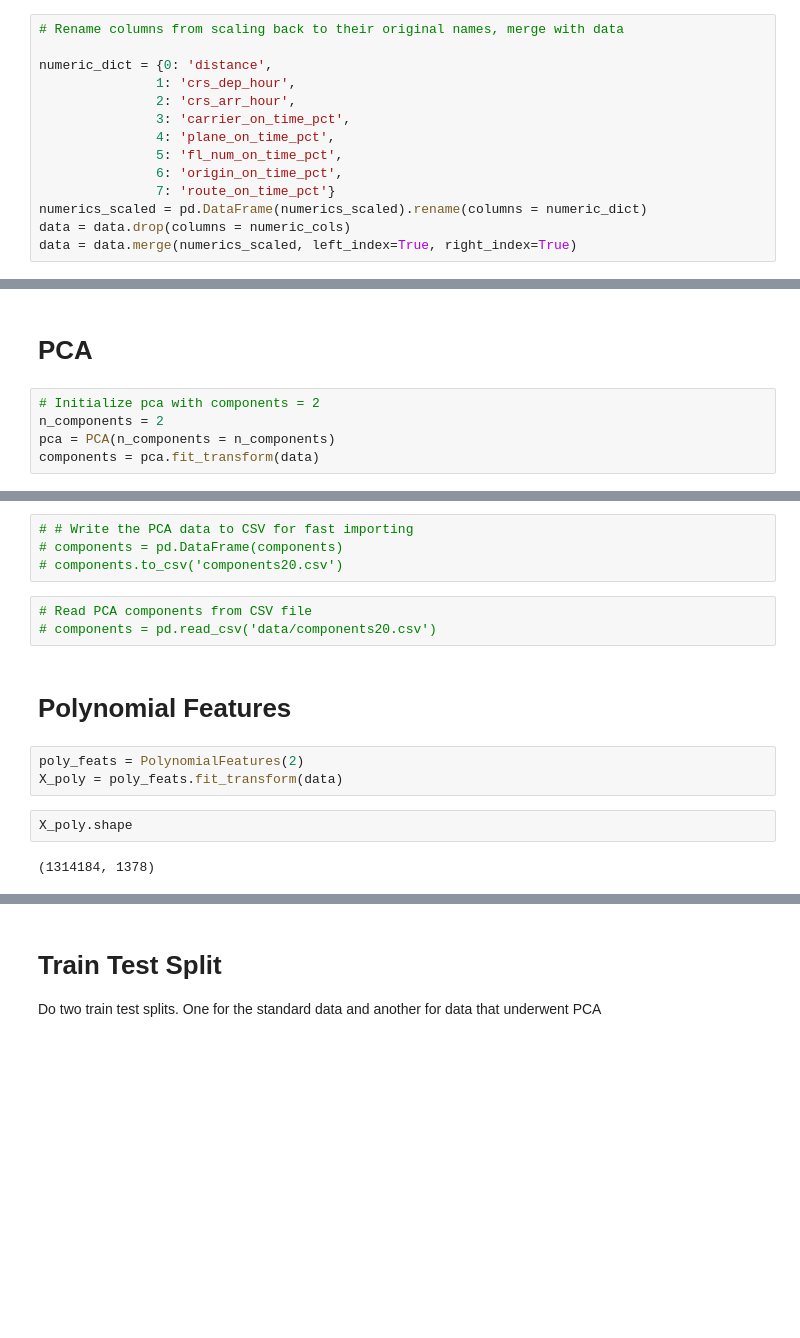
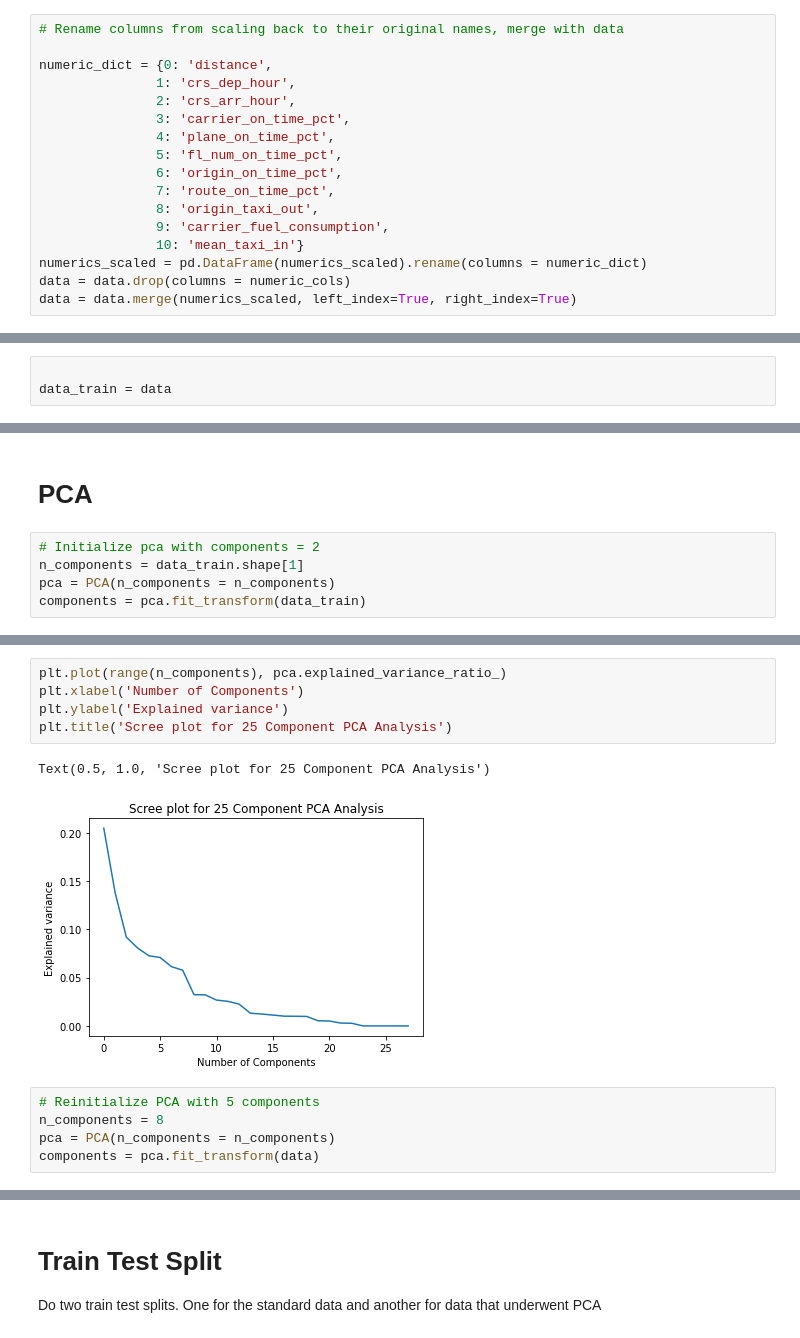
Before and after one commit to bernpb/Flight_Delay_Prediction, a Jupyter notebook: bern_modeling.ipynb, the cells around one changed output, grey strips where cells are left out. Saved outputs shown, nothing was run; the diff lists cells and outputs as text; blank space fills up the shorter version.

```diff
--- a/bern_modeling.ipynb
+++ b/bern_modeling.ipynb
@@ -227,7 +236,10 @@ numeric_dict = {0: 'distance',
                4: 'plane_on_time_pct',
                5: 'fl_num_on_time_pct',
                6: 'origin_on_time_pct',
-               7: 'route_on_time_pct'}
+               7: 'route_on_time_pct',
+               8: 'origin_taxi_out',
+               9: 'carrier_fuel_consumption',
+               10: 'mean_taxi_in'}
 numerics_scaled = pd.DataFrame(numerics_scaled).rename(columns = numeric_dict)
 data = data.drop(columns = numeric_cols)
 data = data.merge(numerics_scaled, left_index=True, right_index=True)
@@ -248,0 +281,3 @@ We need to apply different selection techniques to find out which one will be th
+# %%
+
+data_train = data
@@ -250,9 +289,9 @@ We need to apply different selection techniques to find out which one will be th
 # PCA
 # %%
 # Initialize pca with components = 2
-n_components = 2
+n_components = data_train.shape[1]
 pca = PCA(n_components = n_components)
-components = pca.fit_transform(data)
+components = pca.fit_transform(data_train)
 # %%
 # Calculate and print the total variance
 total_variance = pca.explained_variance_ratio_.sum() * 100
@@ -275,16 +311,13 @@ plt.scatter(component1[::100], component2[::100])
-# %%
-# # Write the PCA data to CSV for fast importing
-# components = pd.DataFrame(components)
-# components.to_csv('components20.csv')
-# %%
-# Read PCA components from CSV file
-# components = pd.read_csv('data/components20.csv')
-# %% [markdown]
-# Polynomial Features
-# %%
-poly_feats = PolynomialFeatures(2)
-X_poly = poly_feats.fit_transform(data)
-# %%
-X_poly.shape
-# %% [output]
-(1314184, 1378)
+# %%
+plt.plot(range(n_components), pca.explained_variance_ratio_)
+plt.xlabel('Number of Components')
+plt.ylabel('Explained variance')
+plt.title('Scree plot for 25 Component PCA Analysis')
+# %% [output]
+Text(0.5, 1.0, 'Scree plot for 25 Component PCA Analysis')
+[figure, added]
+# %%
+# Reinitialize PCA with 5 components
+n_components = 8
+pca = PCA(n_components = n_components)
+components = pca.fit_transform(data)
```
Also changed, not shown: parts of 64 cells of this notebook, 5 other files.
